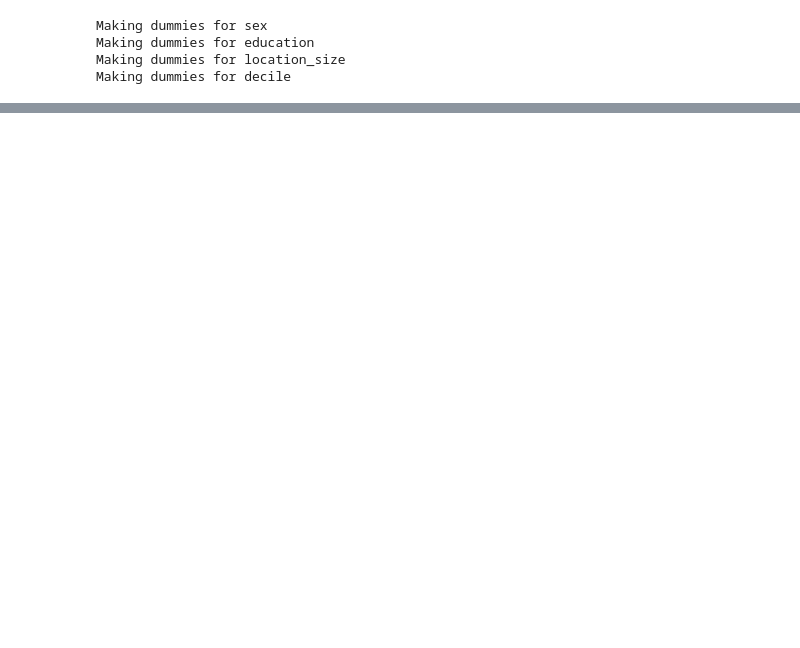
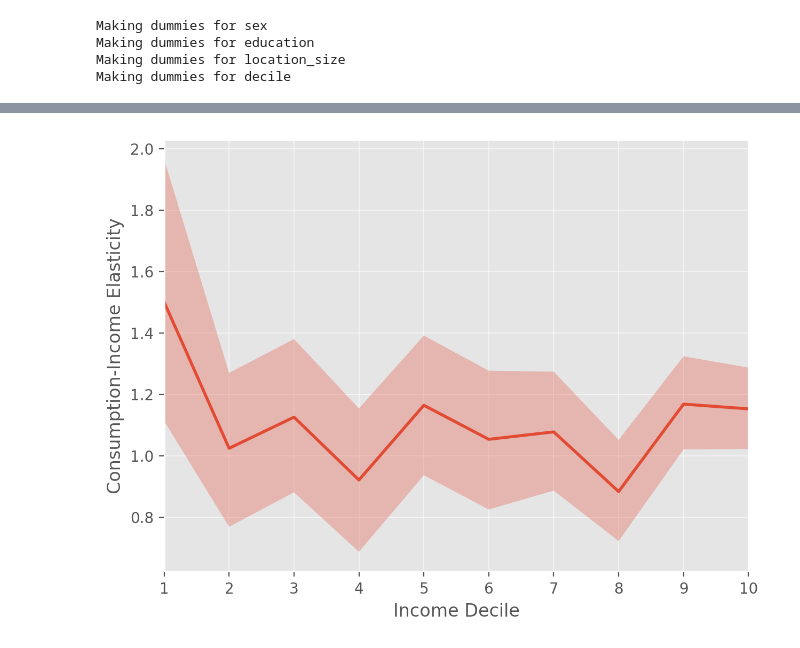
Before and after one commit to mjv2146/household-consumption, a Jupyter notebook: codenew/03_elasticities_94_96.ipynb, the cells around one changed output, grey strips where cells are left out. Cells and saved outputs as stored; diff of their text form; code cells hidden in the pictures; blank space fills up the shorter version.

```diff
--- a/codenew/03_elasticities_94_96.ipynb
+++ b/codenew/03_elasticities_94_96.ipynb
@@ -241,0 +150,2 @@ plt.show()
+# %%
+coef_elasticity = coef_consumption / coef_income
@@ -241,0 +182,9 @@ plt.show()
+# %%
+plt.plot(deciles, coef_elasticity_mean)
+plt.fill_between(deciles, coef_elasticity_q10, coef_elasticity_q90, alpha=0.3)
+plt.ylabel('Consumption-Income Elasticity')
+
+plt.xticks(deciles)
+plt.xlabel('Income Decile');
+# %% [output]
+[figure, added]
```
Also changed, not shown: parts of 22 cells of this notebook, 1 other file.
